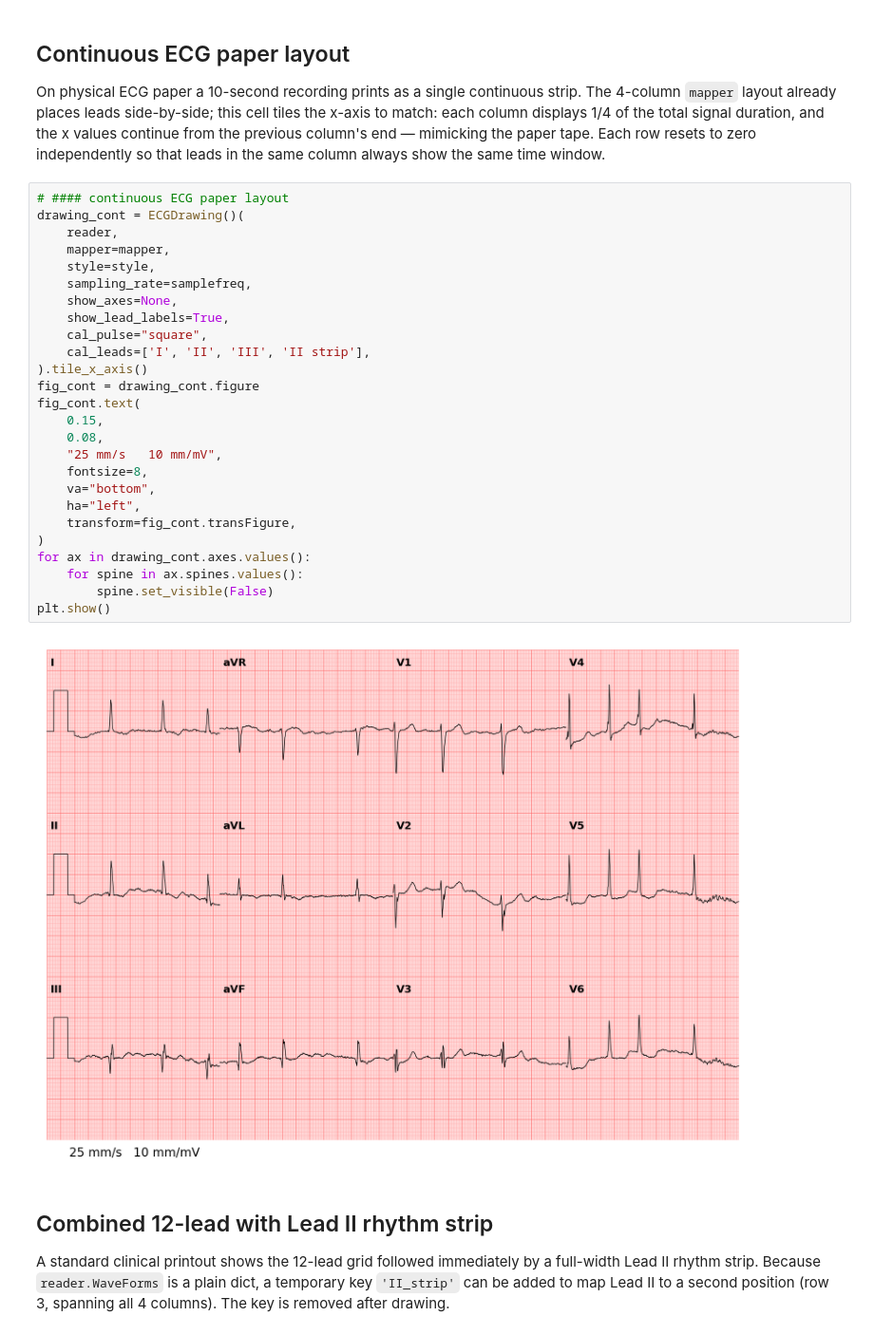
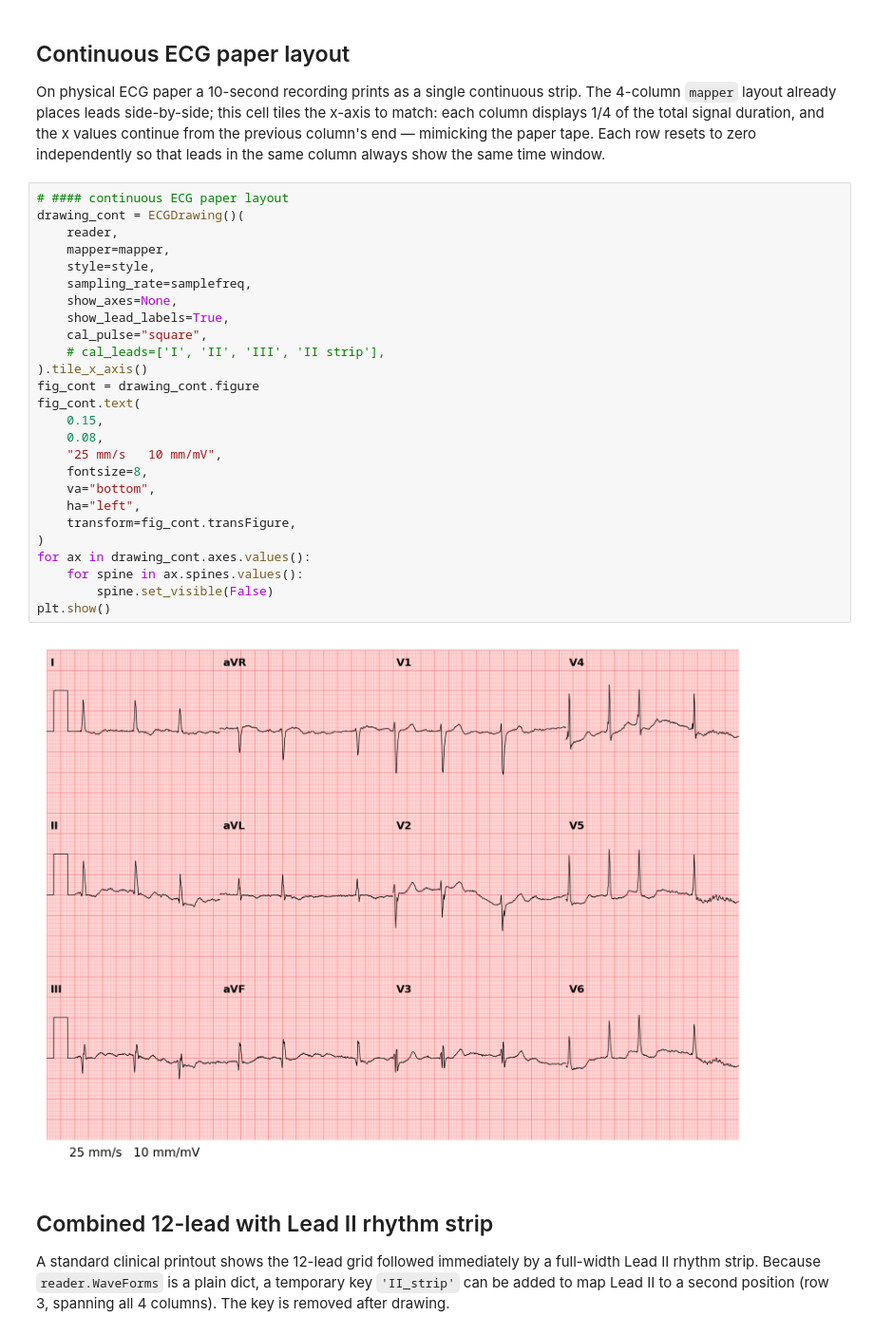
Before and after one commit to afschmidt/ECGProcess, a Jupyter notebook: resources/examples/plot_ecgs.ipynb, the cells around one changed output. Shown at 95% size. Cells and saved outputs as stored; diff of their text form.

```diff
--- a/resources/examples/plot_ecgs.ipynb
+++ b/resources/examples/plot_ecgs.ipynb
@@ -321,31 +321,31 @@ in the same column always show the same time window.
 # %%
 # #### continuous ECG paper layout
 drawing_cont = ECGDrawing()(
     reader,
     mapper=mapper,
     style=style,
     sampling_rate=samplefreq,
     show_axes=None,
     show_lead_labels=True,
     cal_pulse="square",
-    cal_leads=['I', 'II', 'III', 'II strip'],
+    # cal_leads=['I', 'II', 'III', 'II strip'],
 ).tile_x_axis()
 fig_cont = drawing_cont.figure
 fig_cont.text(
     0.15,
     0.08,
     "25 mm/s   10 mm/mV",
     fontsize=8,
     va="bottom",
     ha="left",
     transform=fig_cont.transFigure,
 )
 for ax in drawing_cont.axes.values():
     for spine in ax.spines.values():
         spine.set_visible(False)
 plt.show()
 # %% [output]
-[figure, old version]
+[figure, new version]
 # %% [markdown]
 ## Combined 12-lead with Lead II rhythm strip
 
```
Also changed, not shown: parts of 4 cells of this notebook, 4 other files.
